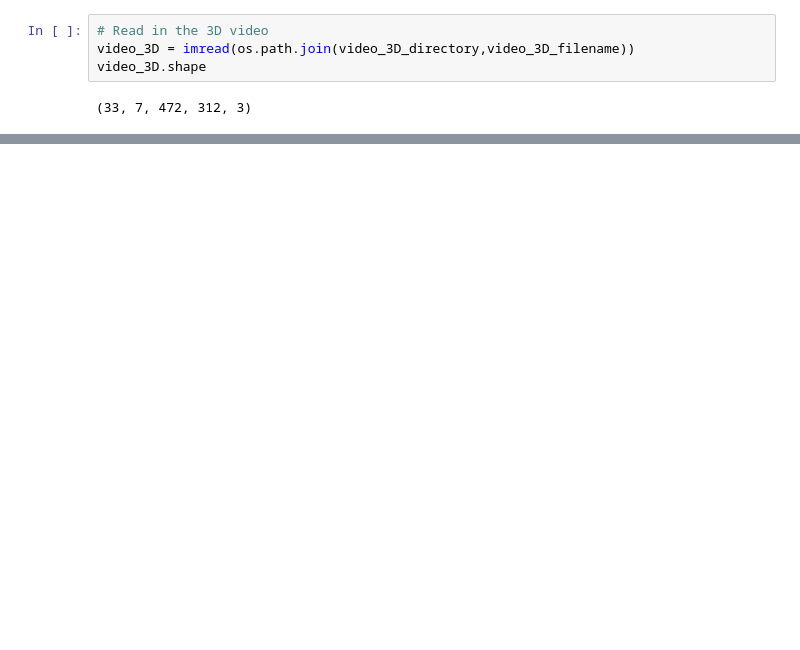
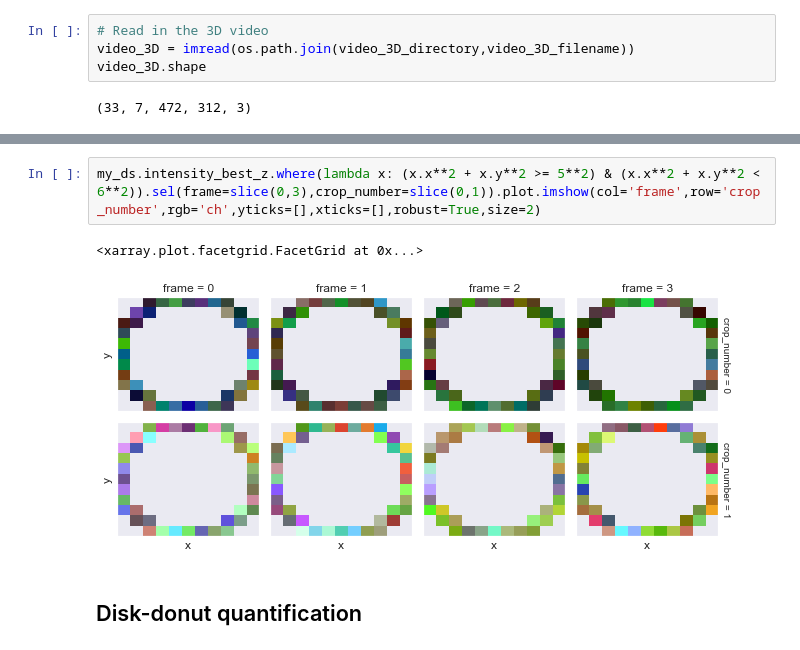
Before and after one commit to Colorado-State-University-Stasevich-Lab/croparray, a Jupyter notebook: notebooks/WorkingWithTrackArrays.ipynb, the cells around one changed output, grey strips where cells are left out. Cells and saved outputs as stored; diff of their text form; blank space fills up the shorter version.

```diff
--- a/notebooks/WorkingWithTrackArrays.ipynb
+++ b/notebooks/WorkingWithTrackArrays.ipynb
@@ -563,0 +164,7 @@ ta.napari_viewer(np.hstack(np.mean(array_to_crops(smart_z),axis=1)),[1,1],int_ra
+# %%
+my_ds.intensity_best_z.where(lambda x: (x.x**2 + x.y**2 >= 5**2) & (x.x**2 + x.y**2 < 6**2)).sel(frame=slice(0,3),crop_number=slice(0,1)).plot.imshow(col='frame',row='crop_number',rgb='ch',yticks=[],xticks=[],robust=True,size=2)
+# %% [output]
+<xarray.plot.facetgrid.FacetGrid at 0x...>
+[figure, added]
+# %% [markdown]
+## Disk-donut quantification
```
Also changed, not shown: parts of 138 cells of this notebook, 4 other files.
